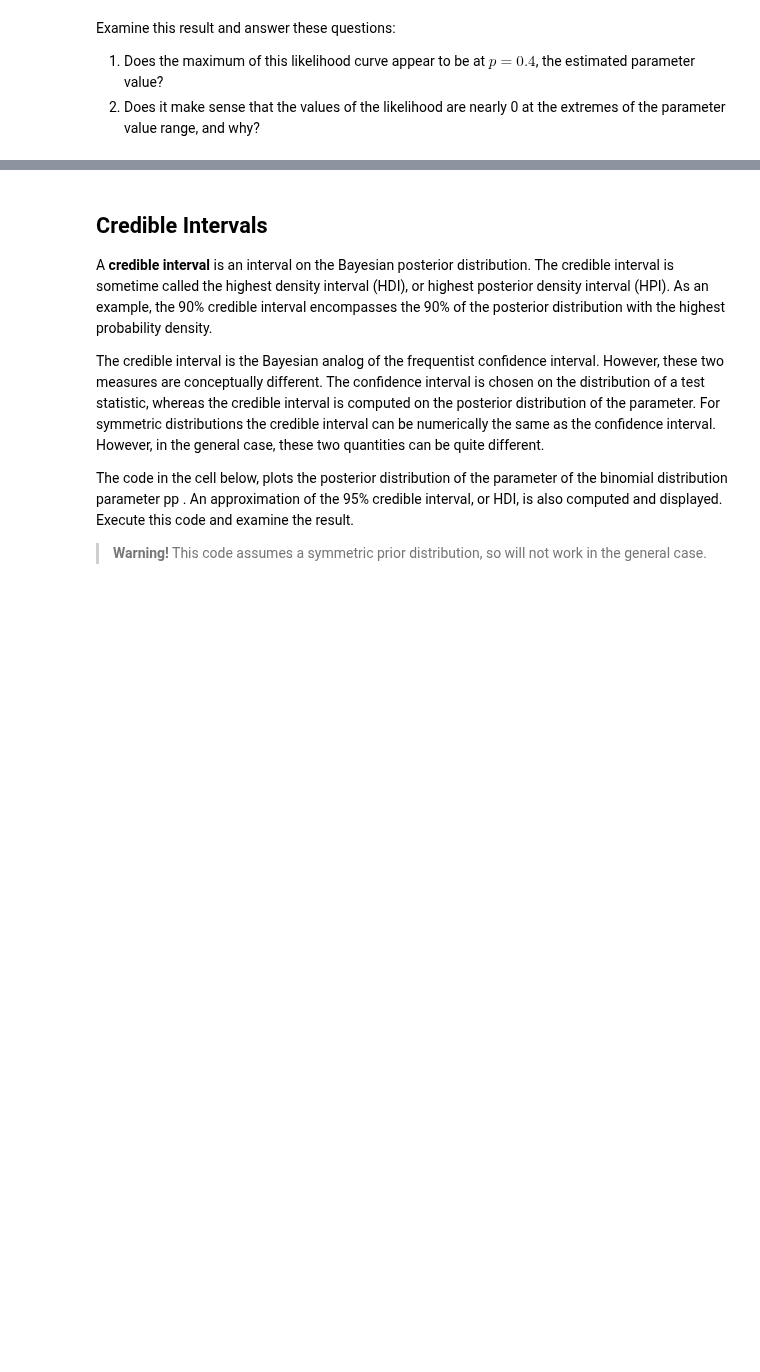
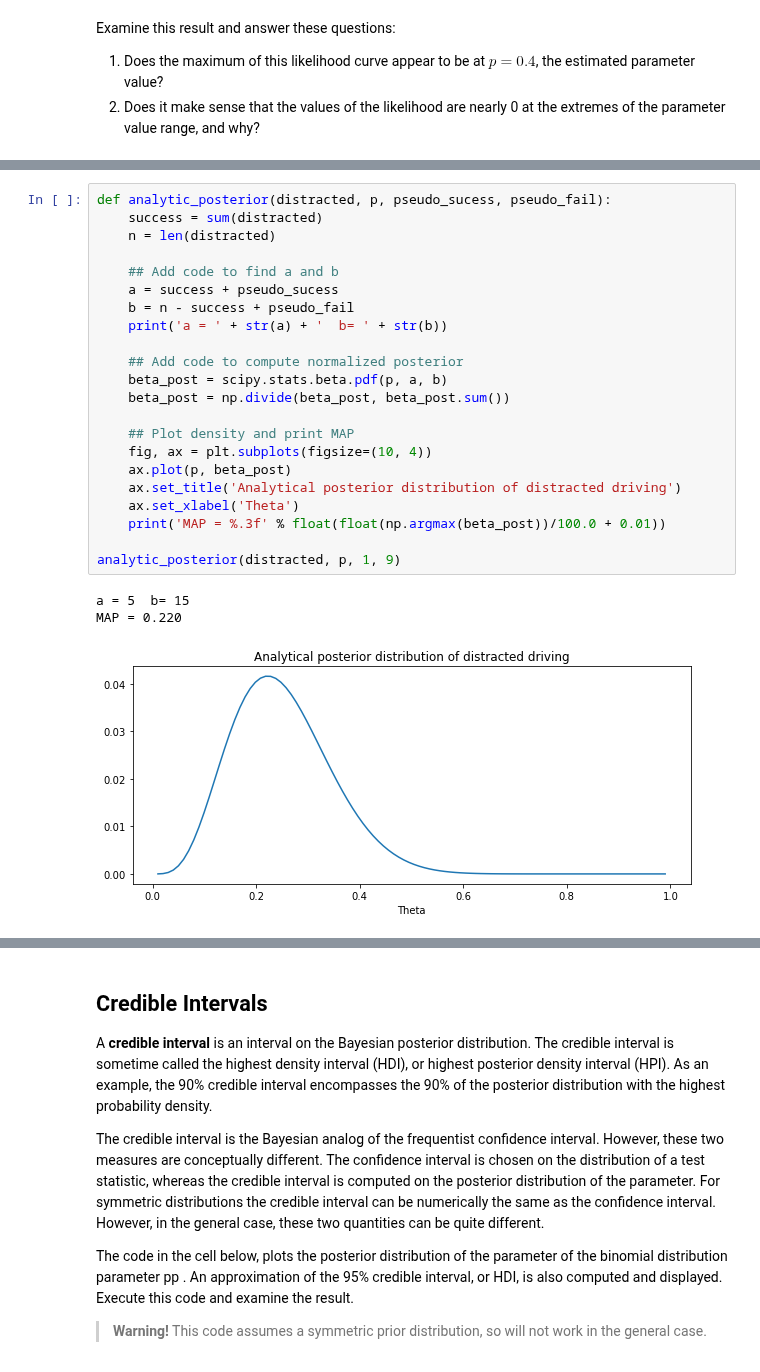
Before and after one commit to StephenElston/DataScience410, a Jupyter notebook: Lecture5/IntroductionToBayes.ipynb, the cells around one changed output, grey strips where cells are left out. Saved outputs shown, nothing was run; the diff lists cells and outputs as text; blank space fills up the shorter version.

```diff
--- a/Lecture5/IntroductionToBayes.ipynb
+++ b/Lecture5/IntroductionToBayes.ipynb
@@ -583 +608,27 @@ We can now see that the posterior probability of distracted driving has a rather
+# %%
+def analytic_posterior(distracted, p, pseudo_sucess, pseudo_fail):
+    success = sum(distracted)
+    n = len(distracted)
+
+    ## Add code to find a and b
+    a = success + pseudo_sucess
+    b = n - success + pseudo_fail
+    print('a = ' + str(a) + '  b= ' + str(b))
+
+    ## Add code to compute normalized posterior
+    beta_post = scipy.stats.beta.pdf(p, a, b)
+    beta_post = np.divide(beta_post, beta_post.sum())
+
+    ## Plot density and print MAP
+    fig, ax = plt.subplots(figsize=(10, 4))
+    ax.plot(p, beta_post)
+    ax.set_title('Analytical posterior distribution of distracted driving')
+    ax.set_xlabel('Theta')
+    print('MAP = %.3f' % float(float(np.argmax(beta_post))/100.0 + 0.01))
+
+analytic_posterior(distracted, p, 1, 9)
+# %% [output]
+a = 5  b= 15
+MAP = 0.220
+[figure, added]
 # %% [markdown]
```
Also changed, not shown: parts of 26 cells of this notebook.
